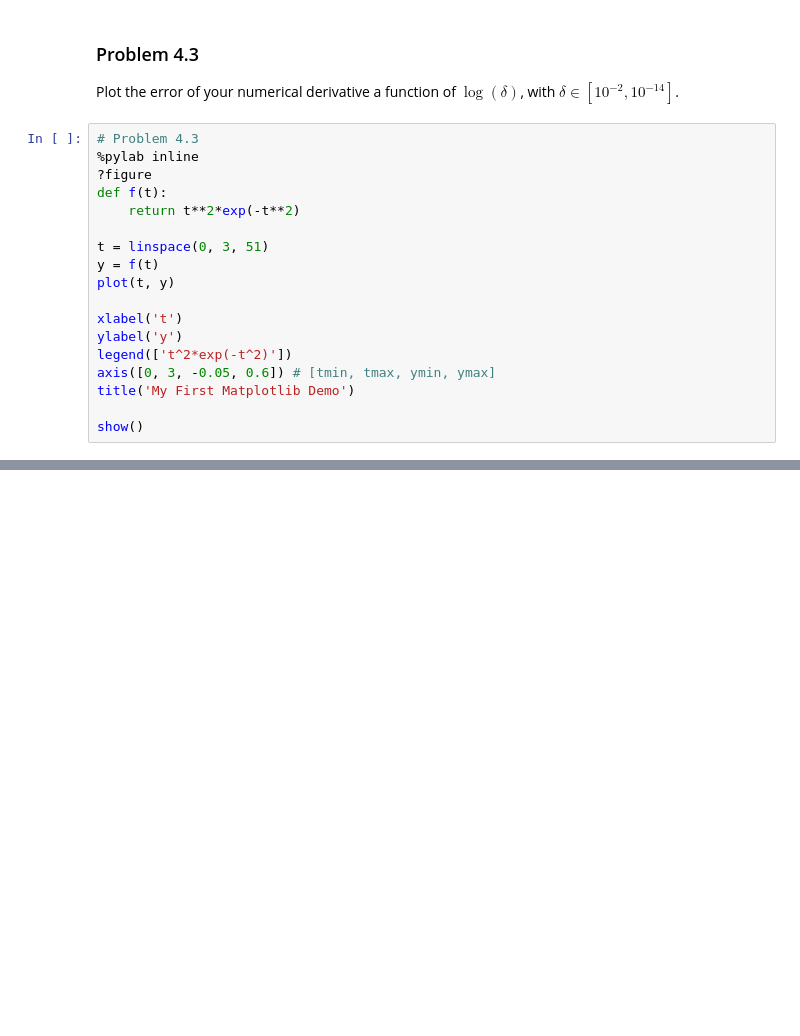
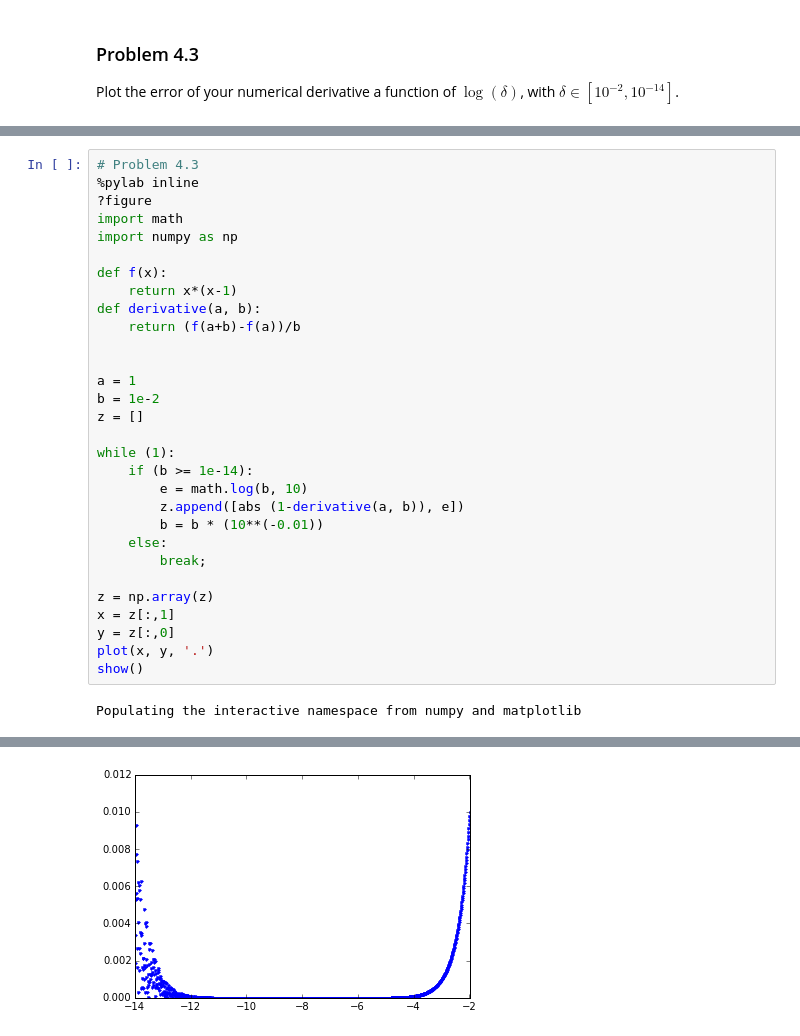
Before and after one commit to pcchen/NTHU10320PHYS290000, a Jupyter notebook: student/102022139/Homework3.ipynb, the cells around one changed output, grey strips where cells are left out. Drawn from its saved outputs; the diff is of its cells as text; blank space fills up the shorter version.

```diff
--- a/student/102022139/Homework3.ipynb
+++ b/student/102022139/Homework3.ipynb
@@ -295,21 +315,3 @@ print (f(1+delta)-f(1))/delta
 ### Problem 4.3
 
 Plot the error of your numerical derivative a function of $\log(\delta)$, with $\delta \in [10^{-2}, 10^{-14}]$.
-# %%
-# Problem 4.3
-%pylab inline
-?figure
-def f(t):
-    return t**2*exp(-t**2)
-
-t = linspace(0, 3, 51)
-y = f(t)
-plot(t, y)
-
-xlabel('t')
-ylabel('y')
-legend(['t^2*exp(-t^2)'])
-axis([0, 3, -0.05, 0.6]) # [tmin, tmax, ymin, ymax]
-title('My First Matplotlib Demo')
-
-show()
@@ -320,0 +318,32 @@ WARNING: pylab import has clobbered these variables: ['f', 'draw_if_interactive'
+# %%
+# Problem 4.3
+%pylab inline
+?figure
+import math
+import numpy as np
+
+def f(x):
+    return x*(x-1)
+def derivative(a, b):
+    return (f(a+b)-f(a))/b
+
+
+a = 1
+b = 1e-2
+z = []
+
+while (1):
+    if (b >= 1e-14):
+        e = math.log(b, 10)
+        z.append([abs (1-derivative(a, b)), e])
+        b = b * (10**(-0.01))
+    else:
+        break;
+
+z = np.array(z)
+x = z[:,1]
+y = z[:,0]
+plot(x, y, '.')
+show()
+# %% [output]
+Populating the interactive namespace from numpy and matplotlib
@@ -320,0 +352 @@ WARNING: pylab import has clobbered these variables: ['f', 'draw_if_interactive'
+[figure, added]
```
Also changed, not shown: parts of 4 cells of this notebook.
